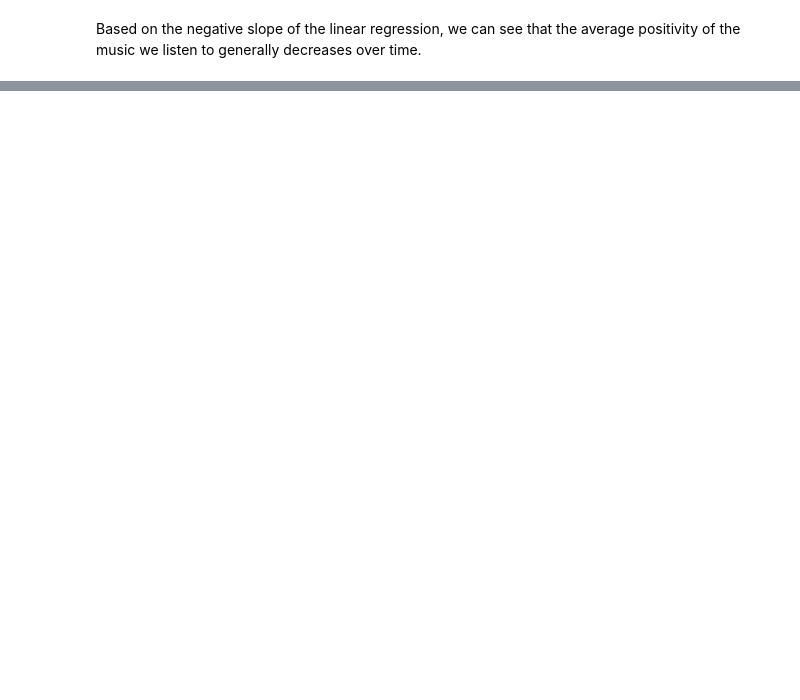
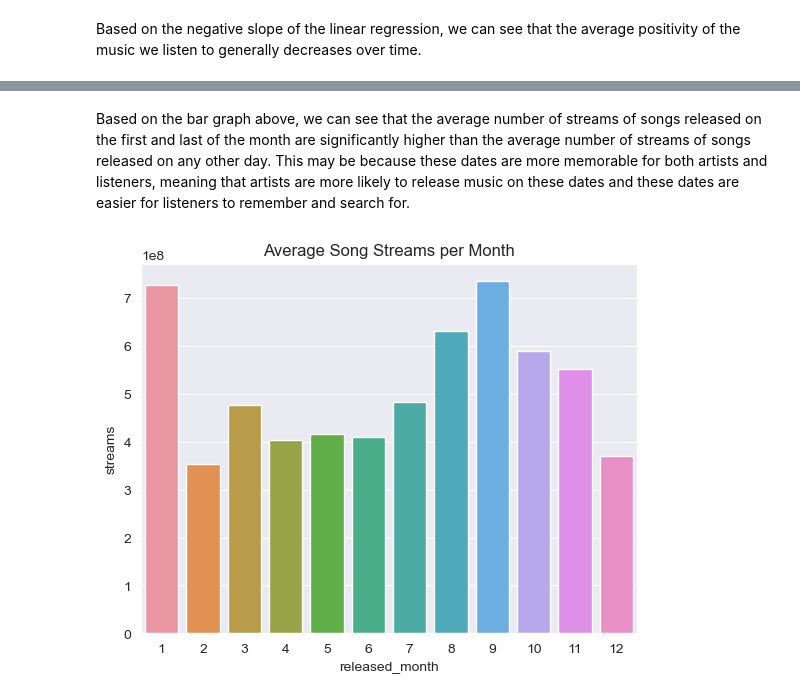
Before and after one commit to andaero/spotifydataviz, a Jupyter notebook: Report.ipynb, the cells around one changed output, grey strips where cells are left out. Drawn from its saved outputs; the diff is of its cells as text; code cells hidden in the pictures; blank space fills up the shorter version.

```diff
--- a/Report.ipynb
+++ b/Report.ipynb
@@ -87,0 +180,14 @@ Based on the negative slope of the linear regression, we can see that the averag
+# %% [markdown]
+Based on the bar graph above, we can see that the average number of streams of songs released on the first and last of the month are significantly higher than the average number of streams of songs released on any other day. This may be because these dates are more memorable for both artists and listeners, meaning that artists are more likely to release music on these dates and these dates are easier for listeners to remember and search for.
+# %%
+# Correlation between month and streams
+
+# create new dataframe that finds the average streams per month
+modified_df = df.groupby("released_month")['streams'].mean().reset_index()
+# plot the average streams per month
+sns.barplot(x="released_month", y="streams", data=modified_df)
+# title
+plt.title("Average Song Streams per Month")
+plt.show()
+# %% [output]
+[figure, added]
```
Also changed, not shown: parts of 40 cells of this notebook, 1 other file.
